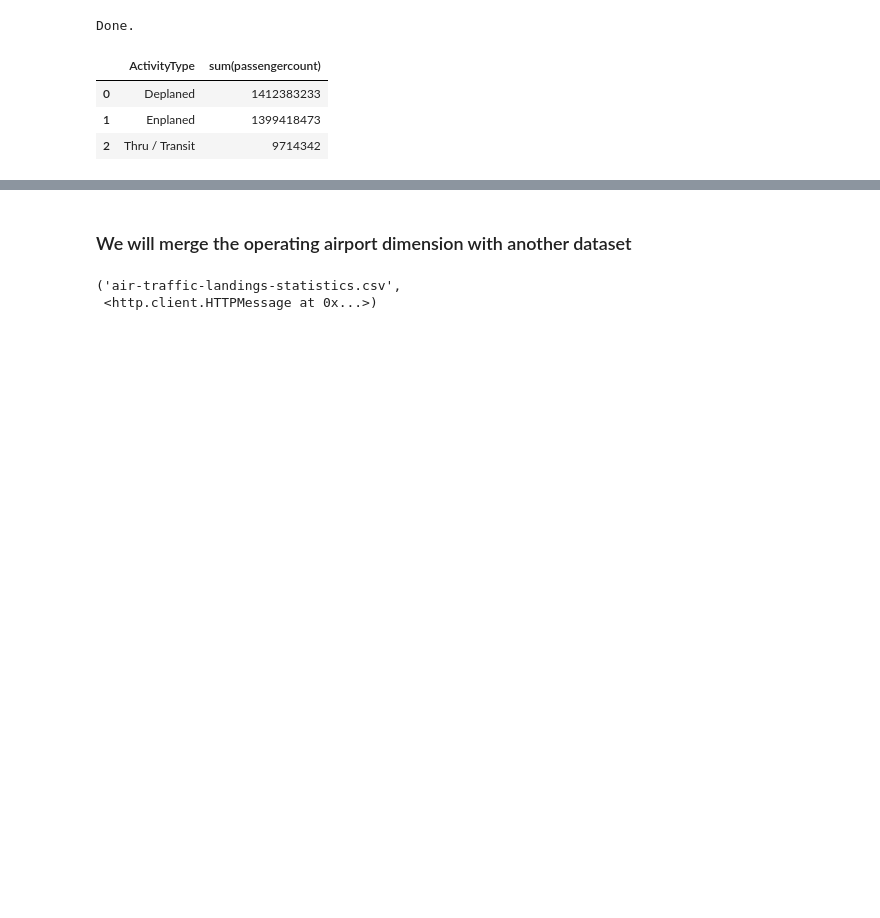
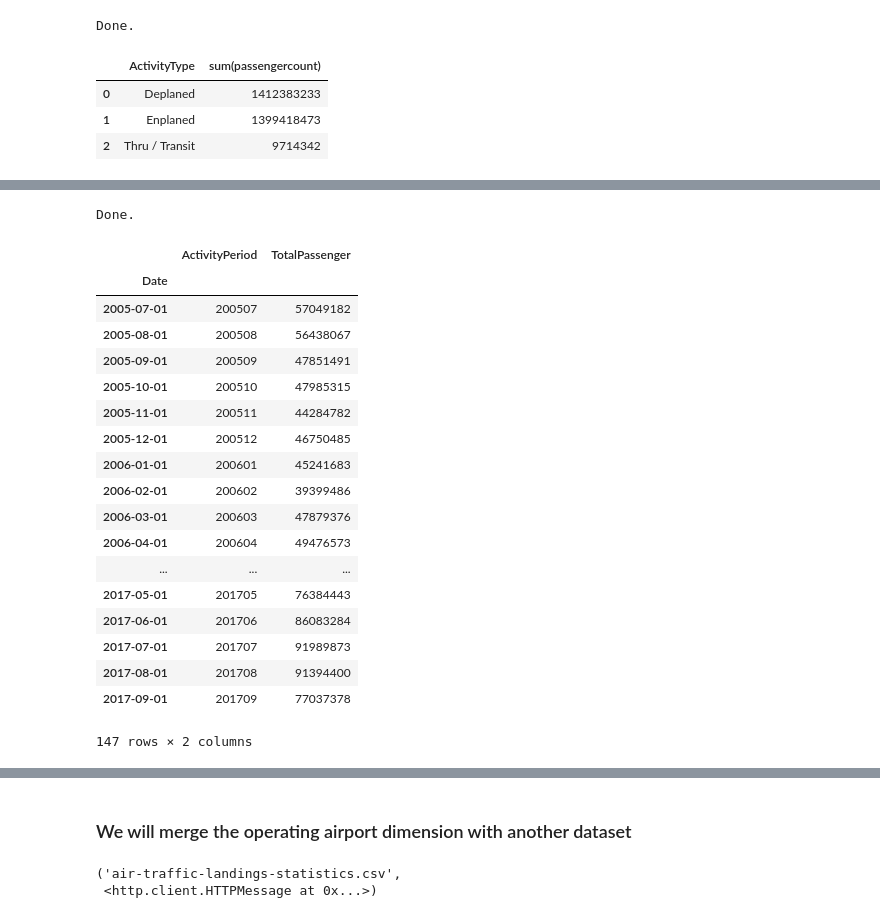
Before and after one commit to fairfield-university-is510-fall2017/final-project-sky-team, a Jupyter notebook: Analysis.ipynb, the cells around one changed output, grey strips where cells are left out. Saved outputs shown, nothing was run; the diff lists cells and outputs as text; code cells hidden in the pictures; blank space fills up the shorter version.

```diff
--- a/Analysis.ipynb
+++ b/Analysis.ipynb
@@ -154,0 +164,30 @@ ax = sns.barplot(y)
+# %%
+import datetime as dt
+Passengeryear_rs = %sql select ActivityPeriod, sum(passengercount) as TotalPassenger from TIMEDIMENSION JOIN PASSENGERFACT ON (TIMEDIMENSION.TimeID = PASSENGERFACT.TimeID) group by ActivityPeriod;
+Passengeryear = Passengeryear_rs.DataFrame()
+Passengeryear['ActivityPeriod'] = Passengeryear['ActivityPeriod'].astype('str')
+
+Passengeryear['Date'] = Passengeryear['ActivityPeriod'].apply(lambda x: dt.datetime.strptime(x,'%Y%m'))
+
+Passengeryear.set_index('Date')
+# %% [output]
+Done.
+|  | ActivityPeriod | TotalPassenger |
+| Date |  |  |
+| 2005-07-01 | 200507 | 57049182 |
+| 2005-08-01 | 200508 | 56438067 |
+| 2005-09-01 | 200509 | 47851491 |
+| 2005-10-01 | 200510 | 47985315 |
+| 2005-11-01 | 200511 | 44284782 |
+| 2005-12-01 | 200512 | 46750485 |
+| 2006-01-01 | 200601 | 45241683 |
+| 2006-02-01 | 200602 | 39399486 |
+| 2006-03-01 | 200603 | 47879376 |
+| 2006-04-01 | 200604 | 49476573 |
+| ... | ... | ... |
+| 2017-05-01 | 201705 | 76384443 |
+| 2017-06-01 | 201706 | 86083284 |
+| 2017-07-01 | 201707 | 91989873 |
+| 2017-08-01 | 201708 | 91394400 |
+| 2017-09-01 | 201709 | 77037378 |
+147 rows × 2 columns
```
Also changed, not shown: parts of 2 cells of this notebook.
